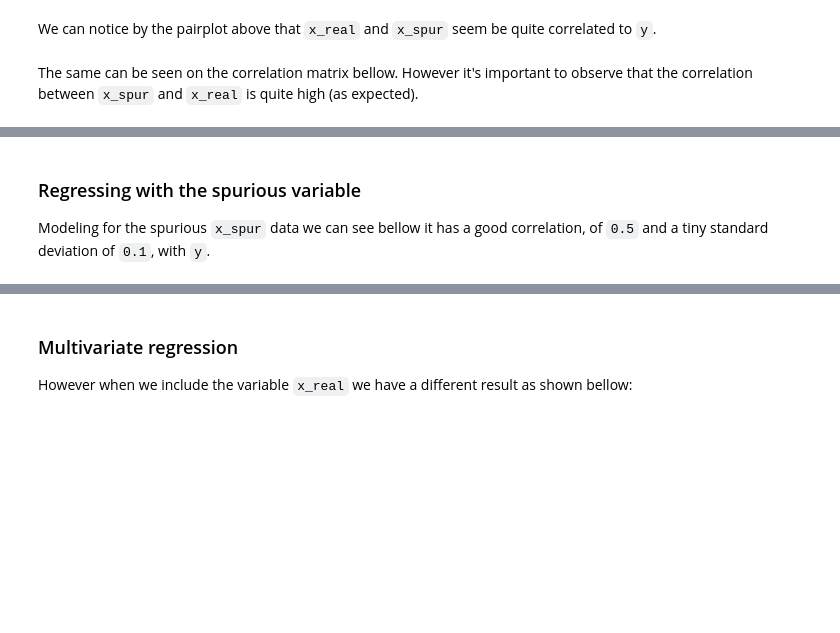
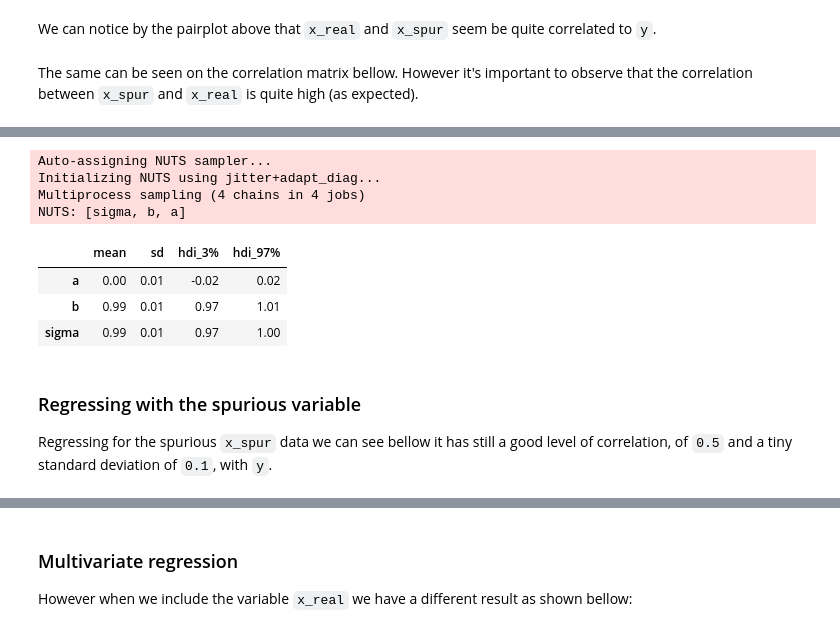
Before and after one commit to elisiojsj/Data-Science, a Jupyter notebook: Spurious_association_simulation.ipynb, the cells around one changed output, grey strips where cells are left out. Cells and saved outputs as stored; diff of their text form; code cells hidden in the pictures; blank space fills up the shorter version.

```diff
--- a/Spurious_association_simulation.ipynb
+++ b/Spurious_association_simulation.ipynb
@@ -66,6 +69,29 @@ df.corr()
+# %%
+with pm.Model() as spur_t:
+    a = pm.Normal('a', 0, 1)
+    b = pm.Normal('b', 0, 1)
+    mu = pm.Deterministic('mu', a + b*df['x_real'])
+
+    sigma = pm.Exponential('sigma', 1)
+    y = pm.Normal('y', mu=mu, sigma=sigma, observed=df['y'])
+
+    real_trace = pm.sample()
+# %% [output]
+Auto-assigning NUTS sampler...
+Initializing NUTS using jitter+adapt_diag...
+Multiprocess sampling (4 chains in 4 jobs)
+NUTS: [sigma, b, a]
+# %%
+varnames = ['~mu']
+az.summary(real_trace, varnames, round_to=2, kind="stats")
+# %% [output]
+|  | mean | sd | hdi_3% | hdi_97% |
+| a | 0.00 | 0.01 | -0.02 | 0.02 |
+| b | 0.99 | 0.01 | 0.97 | 1.01 |
+| sigma | 0.99 | 0.01 | 0.97 | 1.00 |
 # %% [markdown]
 ### Regressing with the spurious variable
-Modeling for the spurious `x_spur` data we can see bellow it has a good correlation, of `0.5` and a tiny standard deviation of `0.1`, with `y`.
+Regressing for the spurious `x_spur` data we can see bellow it has still a good level of correlation, of `0.5` and a tiny standard deviation of `0.1`, with `y`.
 # %%
 with pm.Model() as spur_t:
     a = pm.Normal('a', 0, 1)
```
Also changed, not shown: parts of 14 cells of this notebook.
